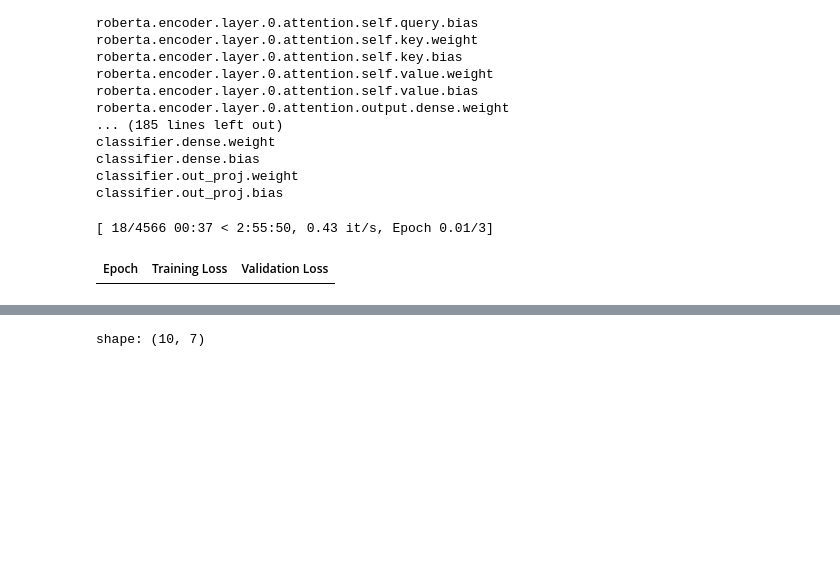
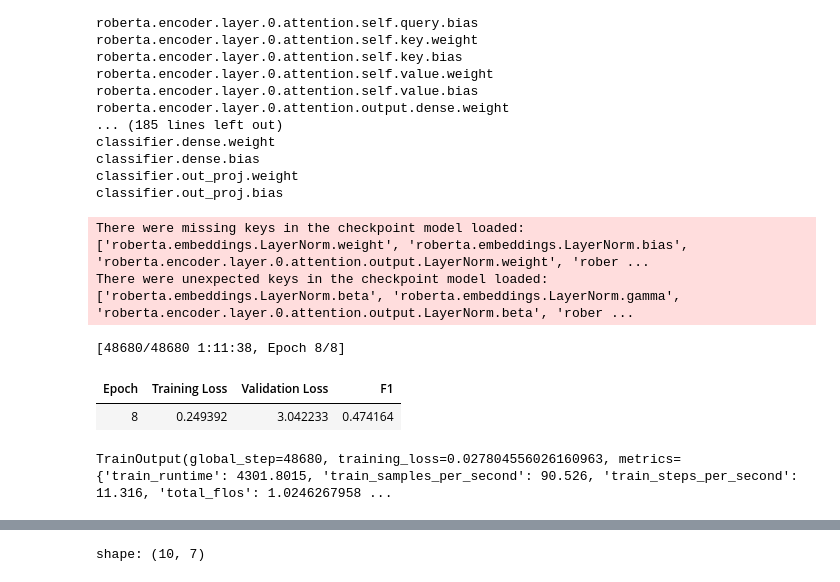
Before and after one commit to PaulTerrasi/Political-Signaling-Sentiment-Analysis, a Jupyter notebook: src/modeling/fine_tuned_model.ipynb, the cells around one changed output, grey strips where cells are left out. Saved outputs shown, nothing was run; the diff lists cells and outputs as text; code cells hidden in the pictures; blank space fills up the shorter version.

```diff
--- a/src/modeling/fine_tuned_model.ipynb
+++ b/src/modeling/fine_tuned_model.ipynb
@@ -129,34 +129,38 @@ def compute_metrics(p):
     predictions = np.argmax(predictions, axis=1)
     return metric.compute(predictions=predictions, references=labels, average='macro')
 # %%
-batch_size = 32
-num_epochs = 3
+batch_size = 8
+num_epochs = 8
 
 model_name = f"fine_tune_batch{batch_size}_epochs{num_epochs}_train_classifier_11_embed"
 
-layers_to_train = ["classfier", "layer.11", "embeddings"]
+layers_to_train = ["embeddings", "layer.11", "classifier"]
 for name, param in model.named_parameters():
     param.requires_grad = any(x in name for x in layers_to_train)
 
 training_args = TrainingArguments(
     output_dir=f"drive/MyDrive/Data/{model_name}",
     per_device_train_batch_size=batch_size,
     per_device_eval_batch_size=batch_size,
     num_train_epochs=num_epochs,
     eval_strategy="epoch",
     save_strategy="epoch",
     report_to='none'
 )
 trainer = Trainer(
     model=model,
     args=training_args,
     train_dataset=train_encoded,
     eval_dataset=test_encoded,
     compute_metrics=compute_metrics
 )
 trainer.train()
 # %% [output]
-[ 18/4566 00:37 < 2:55:50, 0.43 it/s, Epoch 0.01/3]
+There were missing keys in the checkpoint model loaded: ['roberta.embeddings.LayerNorm.weight', 'roberta.embeddings.LayerNorm.bias', 'roberta.encoder.layer.0.attention.output.LayerNorm.weight', 'rober ...
+There were unexpected keys in the checkpoint model loaded: ['roberta.embeddings.LayerNorm.beta', 'roberta.embeddings.LayerNorm.gamma', 'roberta.encoder.layer.0.attention.output.LayerNorm.beta', 'rober ...
+[48680/48680 1:11:38, Epoch 8/8]
-| Epoch | Training Loss | Validation Loss |
+| Epoch | Training Loss | Validation Loss | F1 |
+| 8 | 0.249392 | 3.042233 | 0.474164 |
+TrainOutput(global_step=48680, training_loss=0.027804556026160963, metrics={'train_runtime': 4301.8015, 'train_samples_per_second': 90.526, 'train_steps_per_second': 11.316, 'total_flos': 1.0246267958 ...
 # %%
 trainer.save_model(f"drive/MyDrive/Data/{model_name}")
```
Also changed, not shown: parts of 8 cells of this notebook.
